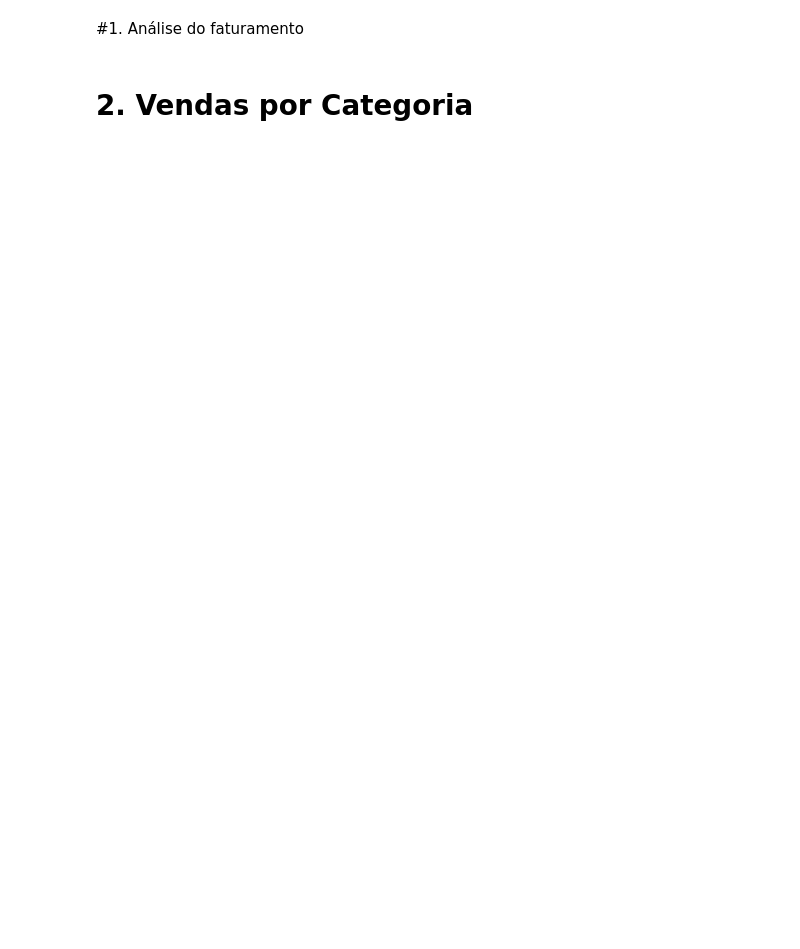
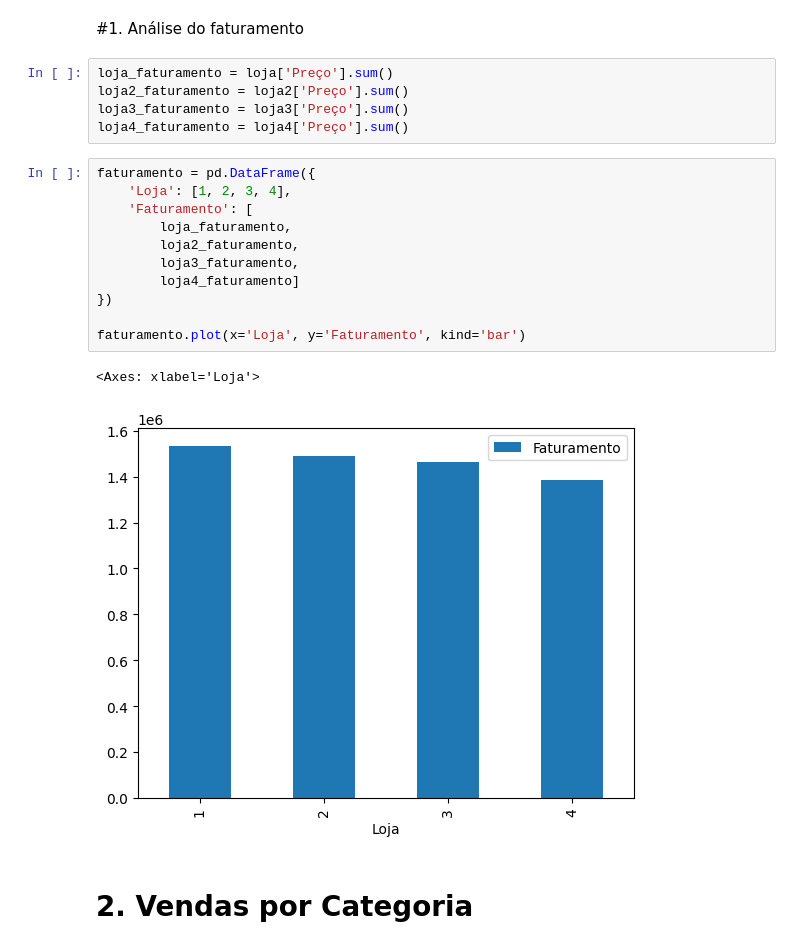
Before and after one commit to RaySilvaP/AluraStoreChallenge, a Jupyter notebook: desafio_alura_store.ipynb, the cells around one changed output. Drawn from its saved outputs; the diff is of its cells as text; blank space fills up the shorter version.

```diff
--- a/desafio_alura_store.ipynb
+++ b/desafio_alura_store.ipynb
@@ -23,5 +23,24 @@ loja.head()
 | 4 | Cadeira de escritório | moveis | 446.99 | 26.964689 | 07/11/2020 | Larissa Alves | MG | ... |
 # %% [markdown]
 #1. Análise do faturamento
+# %%
+loja_faturamento = loja['Preço'].sum()
+loja2_faturamento = loja2['Preço'].sum()
+loja3_faturamento = loja3['Preço'].sum()
+loja4_faturamento = loja4['Preço'].sum()
+# %%
+faturamento = pd.DataFrame({
+    'Loja': [1, 2, 3, 4],
+    'Faturamento': [
+        loja_faturamento,
+        loja2_faturamento,
+        loja3_faturamento,
+        loja4_faturamento]
+})
+
+faturamento.plot(x='Loja', y='Faturamento', kind='bar')
+# %% [output]
+<Axes: xlabel='Loja'>
+[figure, added]
 # %% [markdown]
 # 2. Vendas por Categoria
```
Also changed, not shown: parts of 7 cells of this notebook.
